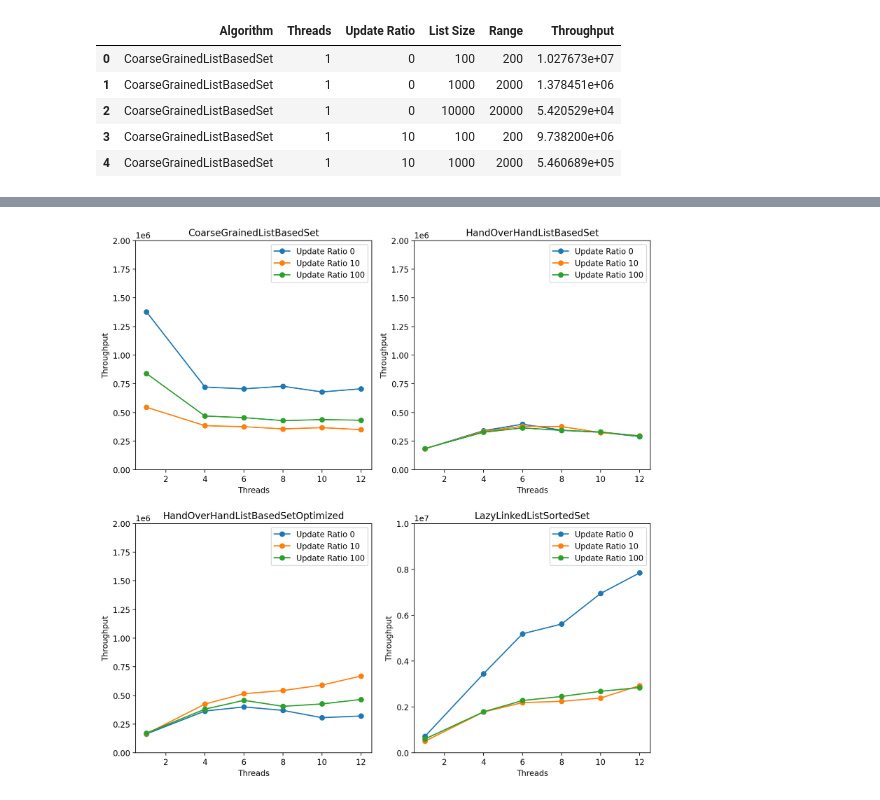
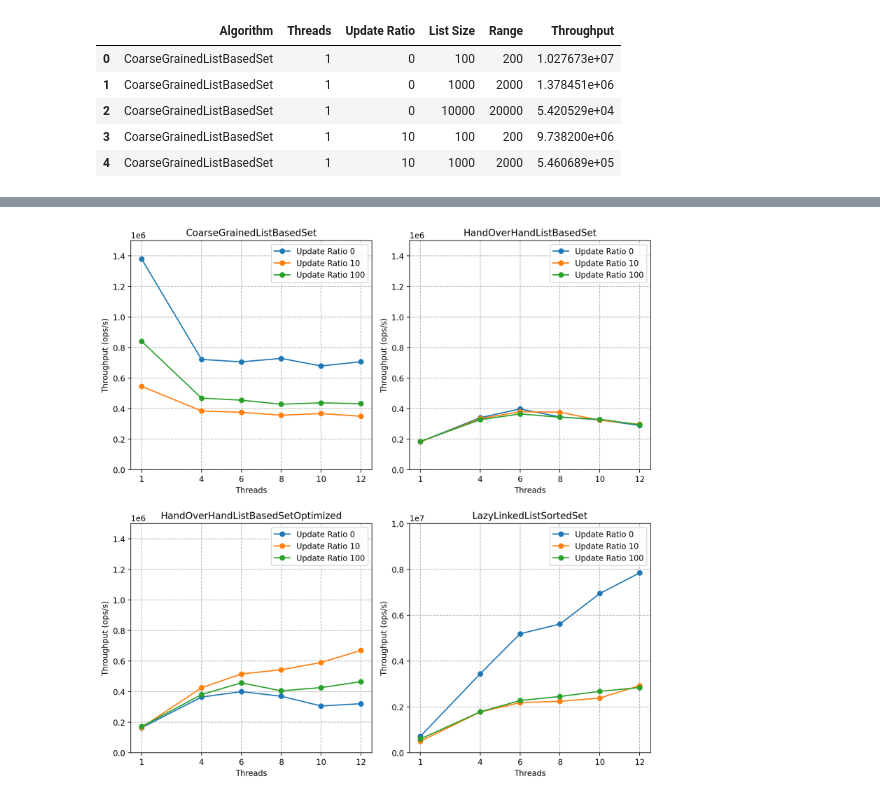
Before and after one commit to InversionSpaces/ds-cub-project1, a Jupyter notebook: perfomance_analysis/gen.ipynb, the cells around one changed output, grey strips where cells are left out. Cells and saved outputs as stored; diff of their text form; code cells hidden in the pictures.

```diff
--- a/perfomance_analysis/gen.ipynb
+++ b/perfomance_analysis/gen.ipynb
@@ -3,7 +4,7 @@ import pandas as pd
 import matplotlib.pyplot as plt
 # %%
 
-file_path = '../results.csv'
+file_path = 'data/results.csv'
 df = pd.read_csv(file_path, sep=';', names=['Algorithm', 'Threads', 'Update Ratio', "List Size", "Range", 'Throughput'])
 df.head()
 # %% [output]
@@ -15,3 +16,9 @@ df.head()
 | 4 | CoarseGrainedListBasedSet | 1 | 10 | 1000 | 2000 | 5.460689e+05 |
 # %%
 df = df.set_index(['Algorithm', 'Update Ratio', 'List Size', 'Range'])
+df.sort_index(inplace=True)
+# %%
+algorithms = ['CoarseGrainedListBasedSet',
+              'HandOverHandListBasedSet',
+              'HandOverHandListBasedSetOptimized',
+              'LazyLinkedListSortedSet']
@@ -18,3 +27,5 @@ df = df.set_index(['Algorithm', 'Update Ratio', 'List Size', 'Range'])
+# %%
+xticks = df["Threads"].unique()
 # %%
 list_sizes = [100, 1000, 10000]
 
@@ -97,78 +60,31 @@ plt.savefig("graph1.png", format="png", bbox_inches="tight")
 # %%
+update_ratios = [0, 10, 100]
+
 fig, axes = plt.subplots(2, 2)
 fig.set_size_inches(10, 10)
 fig.set_dpi(200)
 
-df.loc[('CoarseGrainedListBasedSet', 0, 1000, 2000)].plot(x='Threads', y='Throughput',
-                                                               title='CoarseGrainedListBasedSet',
-                                                               label='Update Ratio 0',
-                                                               logy=False, ax=axes[0, 0], marker='o')
-df.loc[('CoarseGrainedListBasedSet', 10, 1000, 2000)].plot(x='Threads', y='Throughput',
-                                                           title='CoarseGrainedListBasedSet', ax=axes[0, 0],
-                                                           label='Update Ratio 10', logy=False, marker='o')
-df.loc[('CoarseGrainedListBasedSet', 100, 1000, 2000)].plot(x='Threads', y='Throughput',
-                                                            title='CoarseGrainedListBasedSet', ax=axes[0, 0],
-                                                            label='Update Ratio 100', logy=False, marker='o')
+for ur, (alg, ax) in product(update_ratios, zip(algorithms, axes.flatten())):
+    df.loc[(alg, ur, 1000, 2000)].plot(
+        x='Threads', y='Throughput',
+        title=alg,
+        label=f'Update Ratio {ur}',
+        logy=False,
+        marker='o',
+        ax=ax
+    )
 
-# ax.show()
+for i, ax in enumerate(axes.flatten()):
+    ax.set_xlabel('Threads')
+    ax.set_ylabel('Throughput (ops/s)')
+    ax.legend(loc='upper right')
+    ax.set_xticks(xticks)
+    ax.set_ylim((0, 1.5 * 10**6 if i < 3 else 10**7))
+    ax.grid(True, ls='--')
 
-df.loc[('HandOverHandListBasedSet', 0, 1000, 2000)].plot(x='Threads', y='Throughput',
-                                                              title='HandOverHandListBasedSet', label='Update Ratio 0',
-                                                              logy=False, ax=axes[0,1], marker='o')
-df.loc[('HandOverHandListBasedSet', 10, 1000, 2000)].plot(x='Threads', y='Throughput', ax=axes[0,1],
-                                                          title='HandOverHandListBasedSet',
-                                                          label='Update Ratio 10', logy=False, marker='o')
-df.loc[('HandOverHandListBasedSet', 100, 1000, 2000)].plot(x='Threads', y='Throughput',
-                                                           title='HandOverHandListBasedSet', ax=axes[0,1],
-                                                           label='Update Ratio 100', logy=False, marker='o')
-
-df.loc[('HandOverHandListBasedSetOptimized', 0, 1000, 2000)].plot(x='Threads', y='Throughput',
-                                                                       title='HandOverHandListBasedSetOptimized',
-                                                                       label='Update Ratio 0',
-                                                                       logy=False, ax=axes[1,0], marker='o')
-df.loc[('HandOverHandListBasedSetOptimized', 10, 1000, 2000)].plot(x='Threads', y='Throughput',
-                                                                   title='HandOverHandListBasedSetOptimized', ax=axes[1,0],
-                                                                   label='Update Ratio 10', logy=False, marker='o')
-df.loc[('HandOverHandListBasedSetOptimized', 100, 1000, 2000)].plot(x='Threads', y='Throughput',
-                                                                    title='HandOverHandListBasedSetOptimized', ax=axes[1,0],
-                                                                    label='Update Ratio 100', logy=False, marker='o')
-
-df.loc[('LazyLinkedListSortedSet', 0, 1000, 2000)].plot(x='Threads', y='Throughput',
-                                                             title='LazyLinkedListSortedSet',
-                                                             label='Update Ratio 0',
-                                                             logy=False,ax=axes[1,1], marker='o')
-df.loc[('LazyLinkedListSortedSet', 10, 1000, 2000)].plot(x='Threads', y='Throughput',
-                                                         title='LazyLinkedListSortedSet', ax=axes[1,1],
-                                                         label='Update Ratio 10', logy=False, marker='o')
-df.loc[('LazyLinkedListSortedSet', 100, 1000, 2000)].plot(x='Threads', y='Throughput',
-                                                          title='LazyLinkedListSortedSet', ax=axes[1,1],
-                                                          label='Update Ratio 100', logy=False, marker='o')
-
-
-axes[0, 0].legend(loc='upper right')
-axes[0, 1].legend(loc='upper right')
-axes[1, 0].legend(loc='upper right')
-axes[1, 1].legend(loc='upper right')
-
-axes[0, 0].set_ylim((0, 2000000))
-# axes[0, 0].set_yticks([10**5, 10**6, 10**7, 10**8])
-
-axes[0, 1].set_ylim((0, 2000000))
-# axes[0, 1].set_yticks([10**5, 10**6, 10**7, 10**8])
-
-axes[1, 0].set_ylim((0, 2000000))
-# axes[1, 0].set_yticks([10**5, 10**6, 10**7, 10**8])
-
-axes[1, 1].set_ylim((0, 10**7))
-# axes[1, 1].set_yticks([10**5, 10**6, 10**7, 10**8])
-
-axes[0, 0].set_ylabel('Throughput')
-axes[0, 1].set_ylabel('Throughput')
-axes[1, 0].set_ylabel('Throughput')
-axes[1, 1].set_ylabel('Throughput')
 fig.tight_layout()
 plt.savefig("graph2.png", format="png", bbox_inches="tight")
 # %% [output]
-[figure, old version]
+[figure, new version]
 # %%
 fig, ax = plt.subplots()
```
Also changed, not shown: parts of 4 cells of this notebook, 5 other files.
